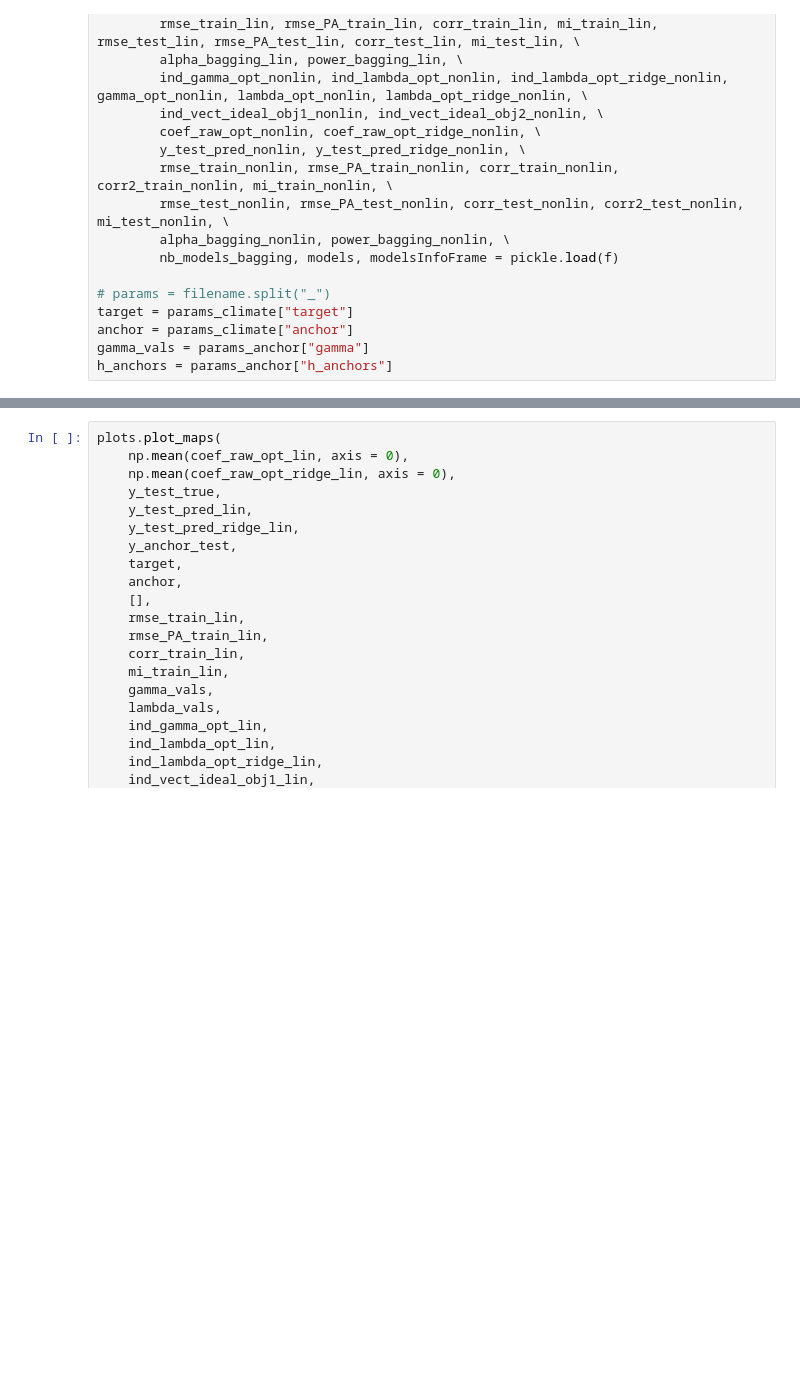
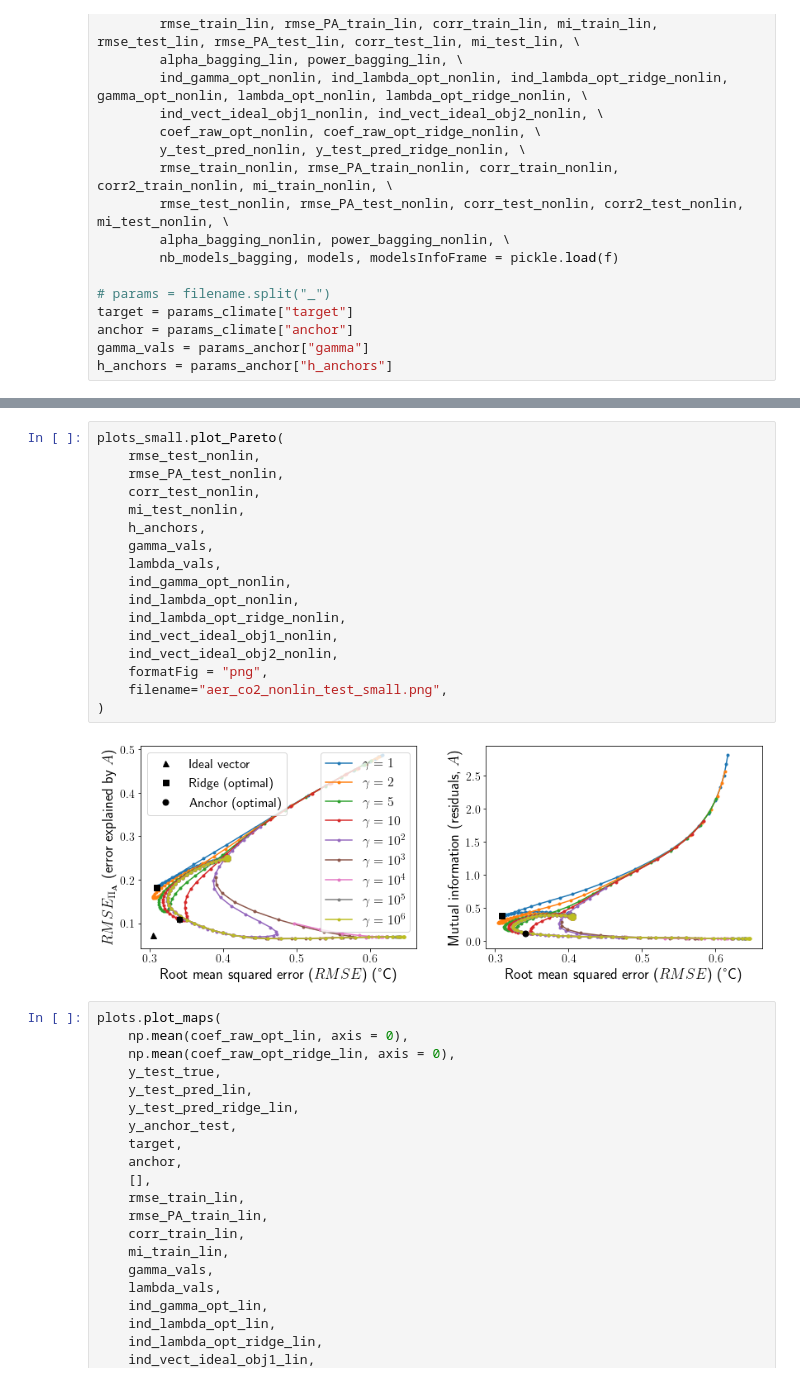
Before and after one commit to eszekely/robustDA, a Jupyter notebook: notebooks/CMIP6_dashlarge.ipynb, the cells around one changed output, grey strips where cells are left out. Drawn from its saved outputs; the diff is of its cells as text; blank space fills up the shorter version.

```diff
--- a/notebooks/CMIP6_dashlarge.ipynb
+++ b/notebooks/CMIP6_dashlarge.ipynb
@@ -168,3 +200,22 @@ plots.plot_Pareto(
+# %%
+plots_small.plot_Pareto(
+    rmse_test_nonlin,
+    rmse_PA_test_nonlin,
+    corr_test_nonlin,
+    mi_test_nonlin,
+    h_anchors,
+    gamma_vals,
+    lambda_vals,
+    ind_gamma_opt_nonlin,
+    ind_lambda_opt_nonlin,
+    ind_lambda_opt_ridge_nonlin,
+    ind_vect_ideal_obj1_nonlin,
+    ind_vect_ideal_obj2_nonlin,
+    formatFig = "png",
+    filename="aer_co2_nonlin_test_small.png",
+)
+# %% [output]
+[figure, added]
 # %%
 plots.plot_maps(
     np.mean(coef_raw_opt_lin, axis = 0),
```
Also changed, not shown: parts of 5 cells of this notebook, 3 other files.
